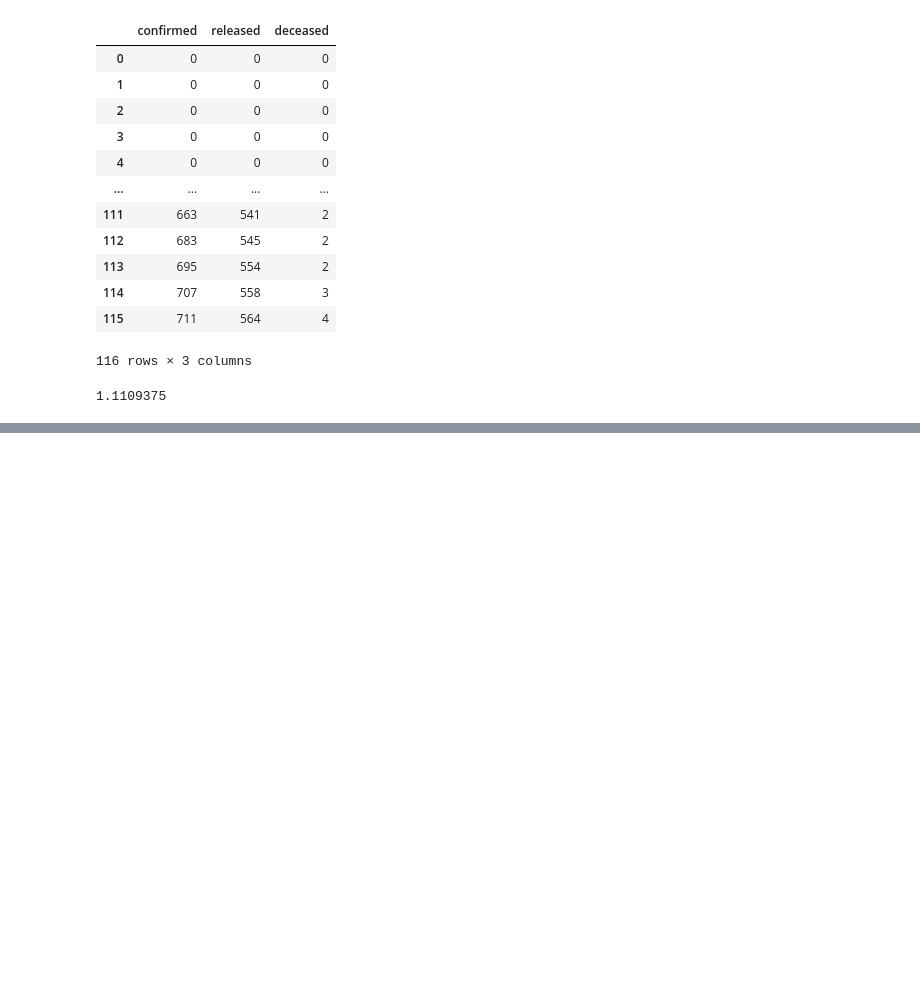
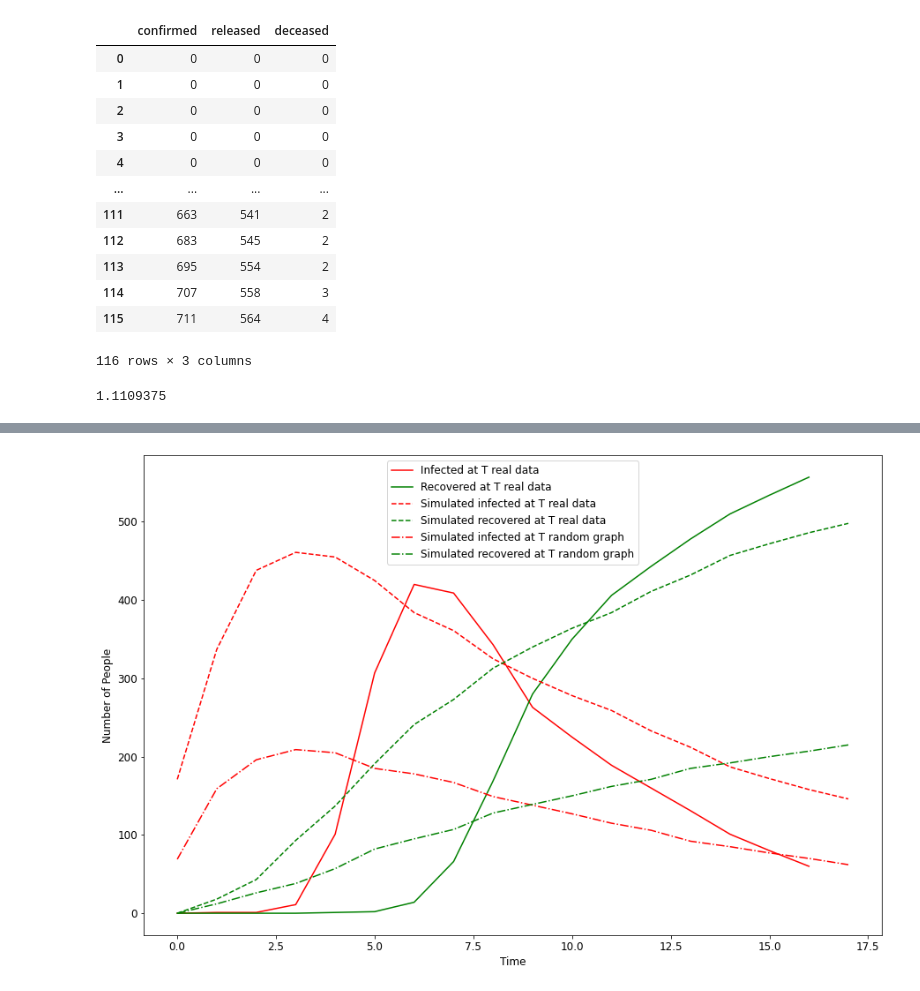
Before and after one commit to ludovicaschaerf/MRWP_Final_Project, a Jupyter notebook: Model Creation.ipynb, the cells around one changed output, grey strips where cells are left out. Saved outputs shown, nothing was run; the diff lists cells and outputs as text; code cells hidden in the pictures; blank space fills up the shorter version.

Commit message:
made comparison plt

```diff
--- a/Model Creation.ipynb
+++ b/Model Creation.ipynb
@@ -406,0 +435,7 @@ total dead 1
+# %%
+import pickle
+with open('results_random.pkl', 'rb') as file:
+    random_D = pickle.load(file)
+# %%
+random_infected_at_t = [random_D[0][i][1] for i in range(len(random_D[0])) if i % 2 != 0]
+print(random_infected_at_t)
@@ -406,0 +444,3 @@ total dead 1
+# %%
+random_recovered_at_t = [random_D[0][i][2] for i in range(len(random_D[0])) if i % 2 != 0]
+print(random_recovered_at_t)
@@ -406,0 +449,5 @@ total dead 1
+# %%
+record_model = pd.DataFrame([infected_at_t, recovered_at_t, simulated_infected_at_t, simulated_recovered_at_t, random_infected_at_t, random_recovered_at_t]) #, columns=['infected_at_t', 'recovered_at_t', 'simulated_infected_at_t', 'simulated_recovered_at_t', 'random_infected_at_t',' random_recovered_at_t'])
+record_model = record_model.transpose()
+record_model = pd.DataFrame(record_model.values, columns=['infected_at_t', 'recovered_at_t', 'simulated_infected_at_t', 'simulated_recovered_at_t', 'random_infected_at_t','random_recovered_at_t'])
+record_model
@@ -406,0 +474,19 @@ total dead 1
+# %%
+ax = plt.gca()
+plt.rcParams["figure.figsize"] = (15, 10)
+plt.rcParams.update({'font.size': 12})
+record_model['infected_at_t'].plot(kind='line', color='red', ax=ax, label='Infected at T real data')
+record_model['recovered_at_t'].plot(kind='line', color='green', ax=ax, label='Recovered at T real data')
+
+record_model['simulated_infected_at_t'].plot(kind='line', color='red', style='--', ax=ax, label='Simulated infected at T real data')
+record_model['simulated_recovered_at_t'].plot(kind='line', color='green', style='--', ax=ax, label='Simulated recovered at T real data')
+
+record_model['random_infected_at_t'].plot(kind='line', color='red', style='-.', ax=ax, label='Simulated infected at T random graph')
+record_model['random_recovered_at_t'].plot(kind='line', color='green', style='-.', ax=ax, label='Simulated recovered at T random graph')
+ax.legend()
+plt.ylabel('Number of People',fontsize=12,)
+plt.xlabel('Time',fontsize=12,)
+plt.savefig('./comparison_plot.png')
+plt.show()
+# %% [output]
+[figure, added]
```
Also changed, not shown: parts of 14 cells of this notebook.
